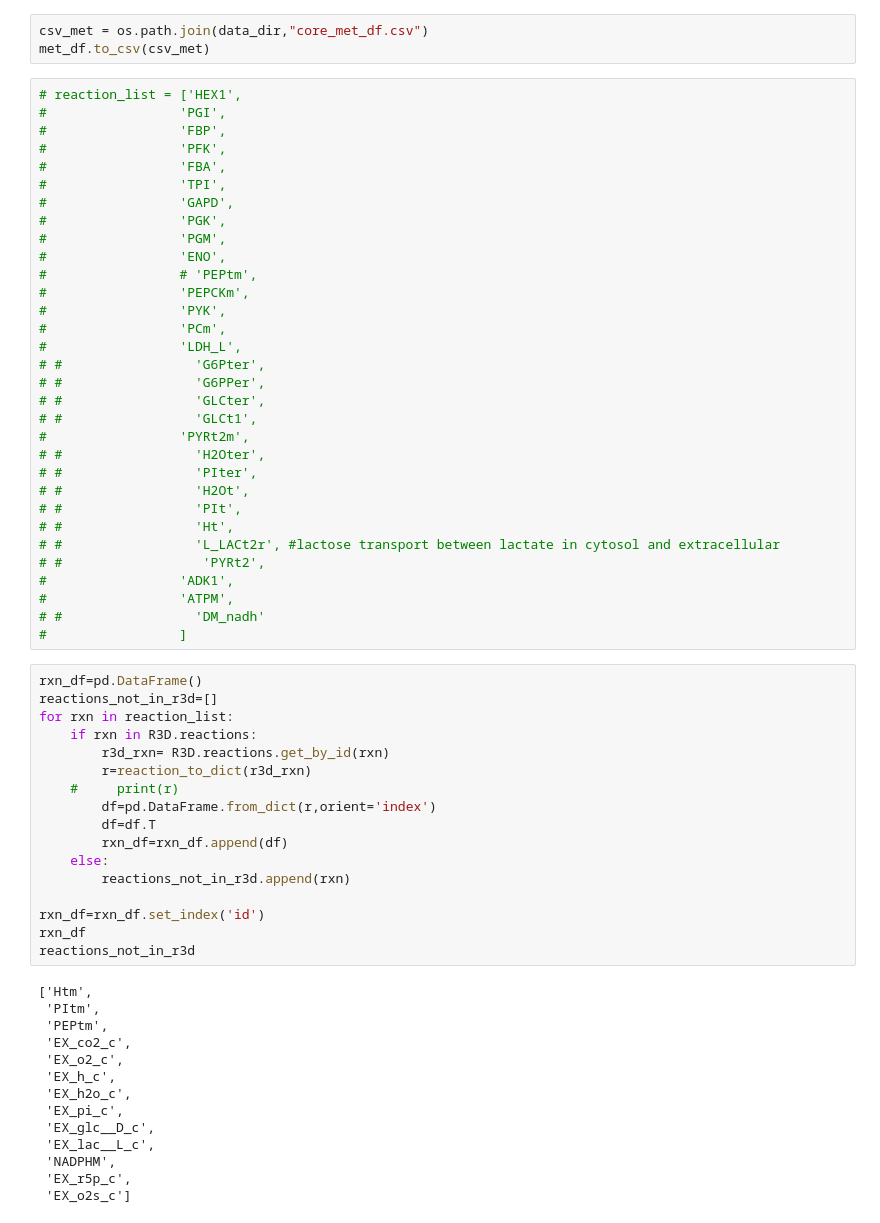
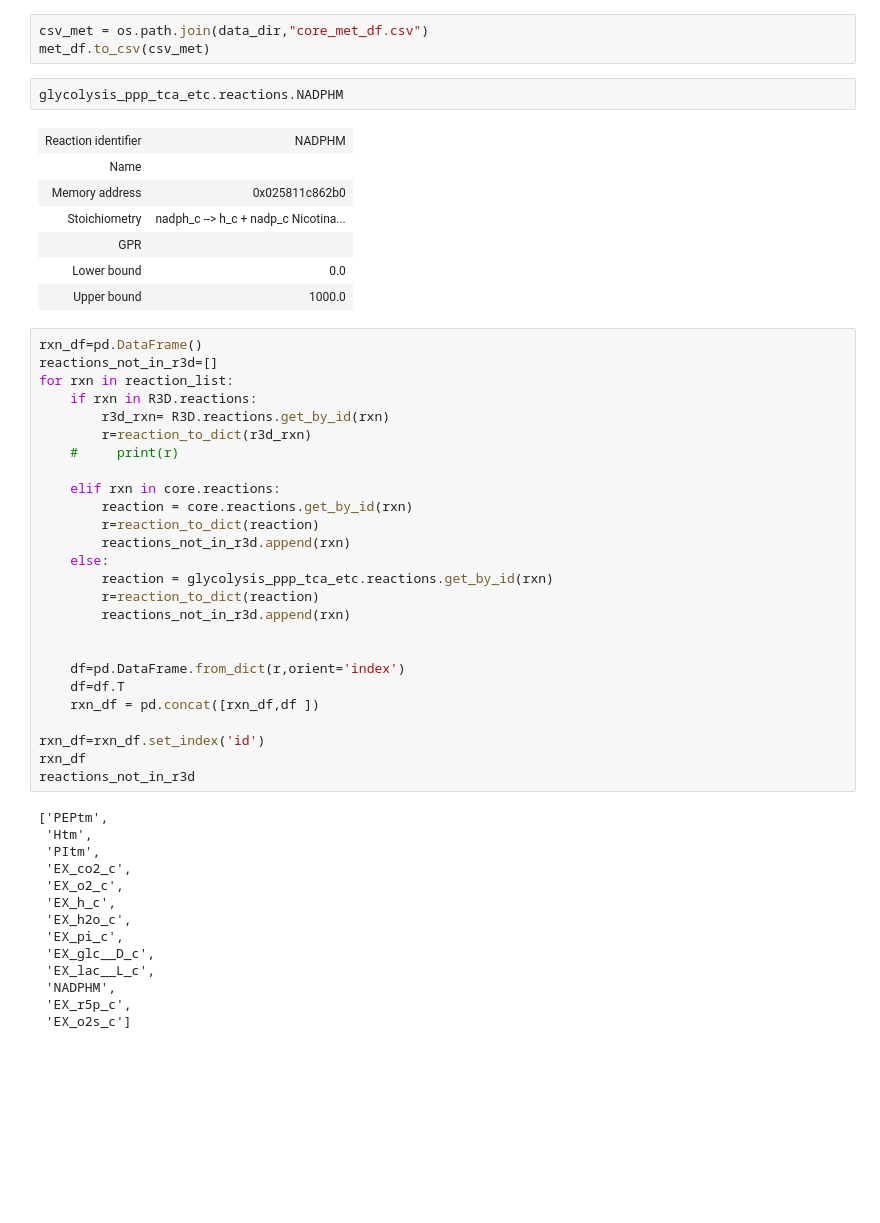
Before and after one commit to Sicily-maker/LiverModel, a Jupyter notebook: met_rxn_core_model.ipynb, the cells around one changed output. Drawn from its saved outputs; the diff is of its cells as text; blank space fills up the shorter version.

```diff
--- a/met_rxn_core_model.ipynb
+++ b/met_rxn_core_model.ipynb
@@ -144,38 +148,16 @@ met_df
 # %%
 csv_met = os.path.join(data_dir,"core_met_df.csv")
 met_df.to_csv(csv_met)
-# %%
-# reaction_list = ['HEX1',
-#                 'PGI',
-#                 'FBP',
-#                 'PFK',
-#                 'FBA',
-#                 'TPI',
-#                 'GAPD',
-#                 'PGK',
-#                 'PGM',
-#                 'ENO',
-#                 # 'PEPtm',
-#                 'PEPCKm',
-#                 'PYK',
-#                 'PCm',
-#                 'LDH_L',
-# #                 'G6Pter',
-# #                 'G6PPer',
-# #                 'GLCter',
-# #                 'GLCt1',
-#                 'PYRt2m',
-# #                 'H2Oter',
-# #                 'PIter',
-# #                 'H2Ot',
-# #                 'PIt',
-# #                 'Ht',
-# #                 'L_LACt2r', #lactose transport between lactate in cytosol and extracellular
-# #                  'PYRt2',
-#                 'ADK1',
-#                 'ATPM',
-# #                 'DM_nadh'
-#                 ]
+# %%
+glycolysis_ppp_tca_etc.reactions.NADPHM
+# %% [output]
+| Reaction identifier | NADPHM |
+| Name |  |
+| Memory address | 0x025811c862b0 |
+| Stoichiometry | nadph_c --> h_c + nadp_c Nicotina... |
+| GPR |  |
+| Lower bound | 0.0 |
+| Upper bound | 1000.0 |
 # %%
 rxn_df=pd.DataFrame()
 reactions_not_in_r3d=[]
@@ -184,19 +166,28 @@ for rxn in reaction_list:
         r3d_rxn= R3D.reactions.get_by_id(rxn)
         r=reaction_to_dict(r3d_rxn)
     #     print(r)
-        df=pd.DataFrame.from_dict(r,orient='index')
-        df=df.T
-        rxn_df=rxn_df.append(df)
+
+    elif rxn in core.reactions:
+        reaction = core.reactions.get_by_id(rxn)
+        r=reaction_to_dict(reaction)
+        reactions_not_in_r3d.append(rxn)
     else:
+        reaction = glycolysis_ppp_tca_etc.reactions.get_by_id(rxn)
+        r=reaction_to_dict(reaction)
         reactions_not_in_r3d.append(rxn)
+
+
+    df=pd.DataFrame.from_dict(r,orient='index')
+    df=df.T
+    rxn_df = pd.concat([rxn_df,df ])
 
 rxn_df=rxn_df.set_index('id')
 rxn_df
 reactions_not_in_r3d
 # %% [output]
-['Htm',
+['PEPtm',
+ 'Htm',
  'PItm',
- 'PEPtm',
  'EX_co2_c',
  'EX_o2_c',
  'EX_h_c',
```
Also changed, not shown: parts of 9 cells of this notebook, 12 other files.
